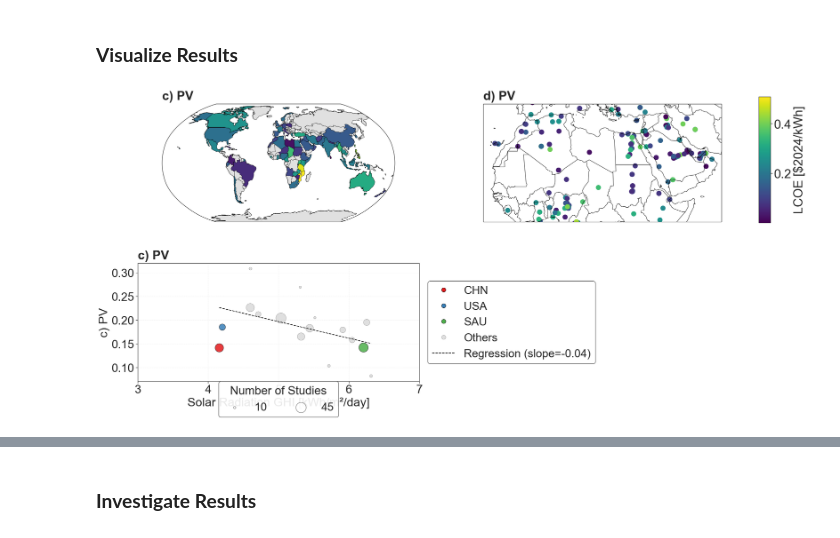
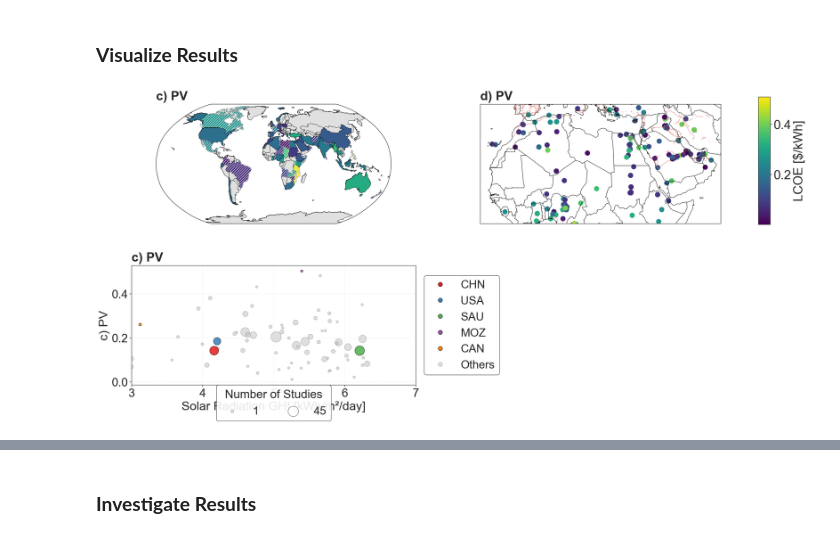
Before and after one commit to FZJ-IEK3-VSA/quinex-energy-system-studies, a Jupyter notebook: notebooks/Step6_SpatialVisualisation.ipynb, the cells around one changed output, grey strips where cells are left out. Cells and saved outputs as stored; diff of their text form; code cells hidden in the pictures.

```diff
--- a/notebooks/Step6_SpatialVisualisation.ipynb
+++ b/notebooks/Step6_SpatialVisualisation.ipynb
@@ -50,37 +122,39 @@ datasets = [
     'df': cost_lcoe,
     'value_column': 'value_converted',
     'title': 'c) PV',
     'plot_mode': 'choropleth',
+    'min_datapoints': 3,
     },
     {
     'df': cost_lcoe,
     'value_column': 'value_converted',
     'title': 'd) PV',
     'plot_mode': 'points',
-    'spatial_extent': [-20, 60, 5, 40]
+    'spatial_extent': [-20, 60, 5, 40],
+    'show_roads': 'highway',
     },
     {
-    'df': cost_lcoe,
+    'df': cost_lcoe[cost_lcoe["value_converted"] < 0.85],
     'value_column': 'value_converted',
     'title': 'c) PV',
     'plot_mode': 'size',
     'ghi_data_path': "../data/visualisation_files/country_GHI_mean.xlsx",
     'highlight_countries': ['CHN', 'USA', 'SAU', 'MOZ', 'CAN'],
     'x_range': [3,7],
-    'min_datapoints': 10,
-    'show_regression': True,
+    #'min_datapoints': 10,
+    #'show_regression': True,
     },
 ]
 
 fig, data_tables = visualisation.plot_multiple_datasets_on_world(
     datasets,
-    colorbar_title="LCOE [$2024/kWh]",
+    colorbar_title="LCOE [$/kWh]",
     figsize=(26, 12),
     jitter_strength=0,
     default_point_size=150,
     font_size=30,
 )
 
-fig.savefig("../data/figures/results/spatial/lcoe_pv_test.pdf", bbox_inches='tight')
+fig.savefig("../data/figures/results/spatial/lcoe_pv.pdf", bbox_inches='tight')
 # %% [output]
-[figure, old version]
+[figure, new version]
```
Also changed, not shown: parts of 16 cells of this notebook, 8 other files.
